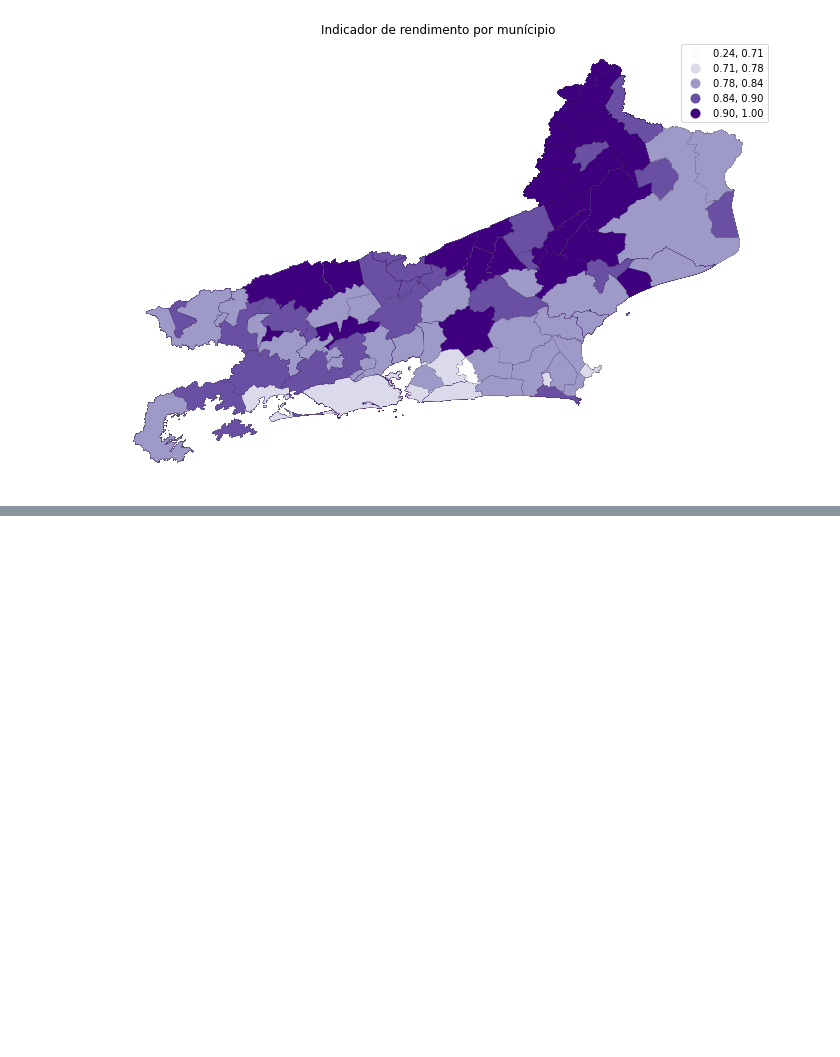
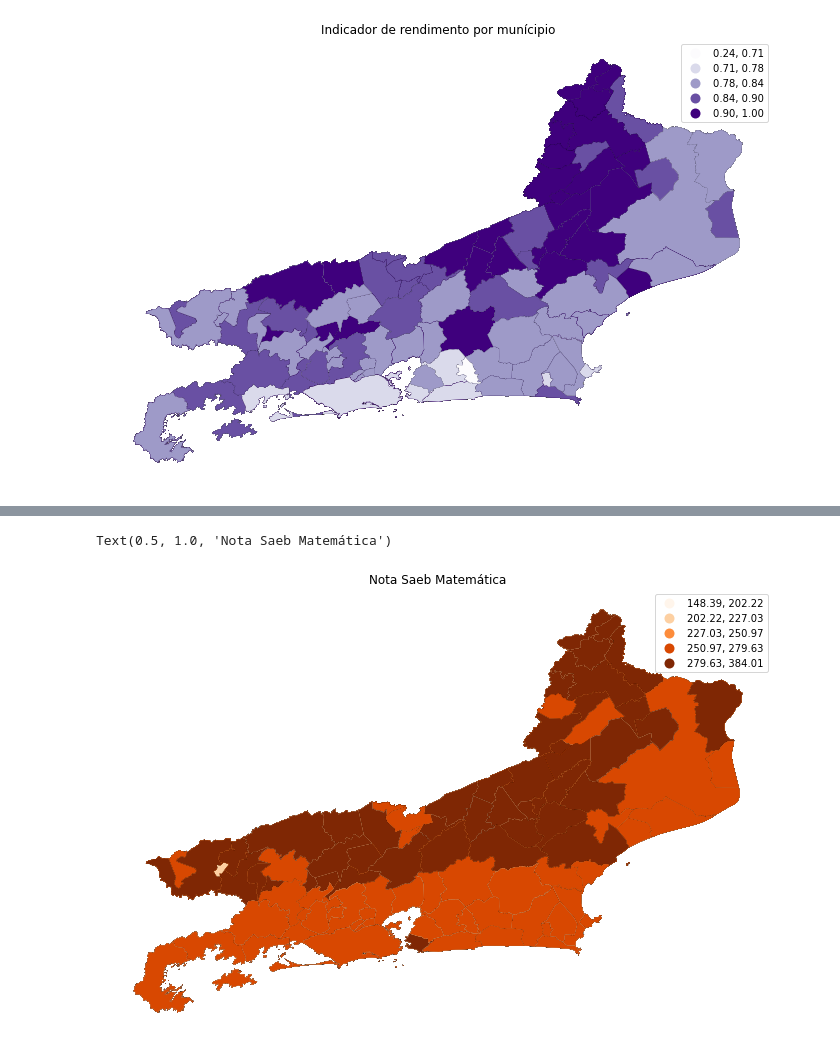
Before and after one commit to isabellegagno/A2---Banco-de-Dados, a Jupyter notebook: analysis.ipynb, the cells around one changed output, grey strips where cells are left out. Saved outputs shown, nothing was run; the diff lists cells and outputs as text; code cells hidden in the pictures; blank space fills up the shorter version.

```diff
--- a/analysis.ipynb
+++ b/analysis.ipynb
@@ -477,0 +522,15 @@ Através desses três mapas é possível observar que os municípios que apresen
+# %%
+saeb_mat = df.plot(
+    column="nota_saeb_matematica",
+    figsize=(12, 12),
+    edgecolor = 'black',
+    linewidth = 0.05,
+    legend=True,
+    cmap='Oranges',
+    scheme="natural_breaks")
+
+saeb_mat.set_axis_off()
+saeb_mat.set_title('Nota Saeb Matemática')
+# %% [output]
+Text(0.5, 1.0, 'Nota Saeb Matemática')
+[figure, added]
```
Also changed, not shown: parts of 23 cells of this notebook.
